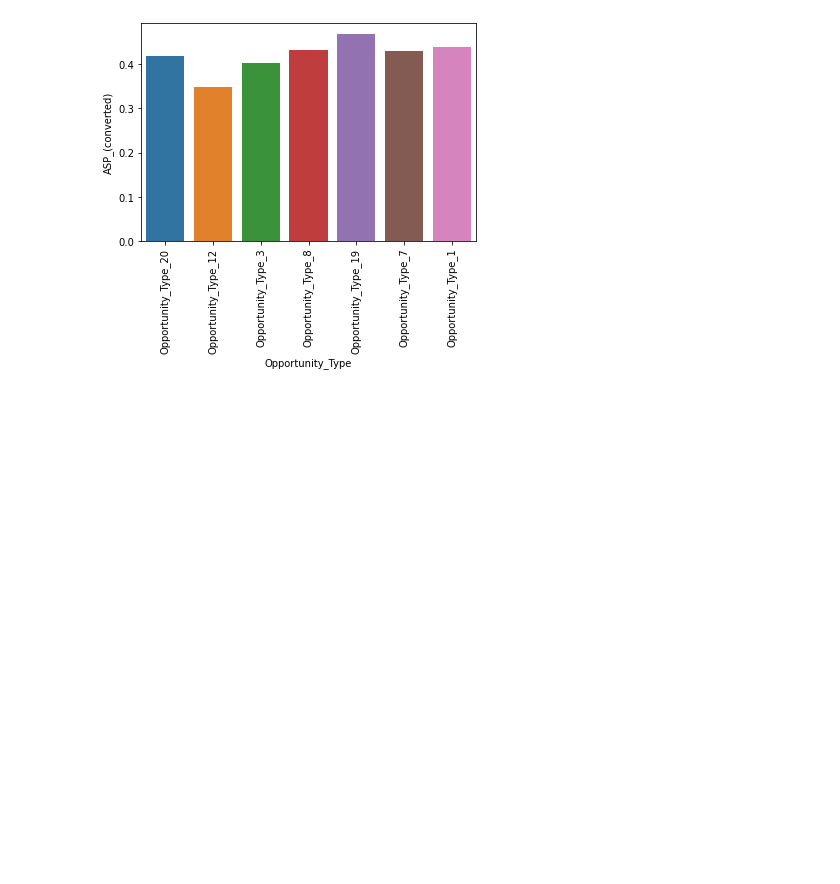
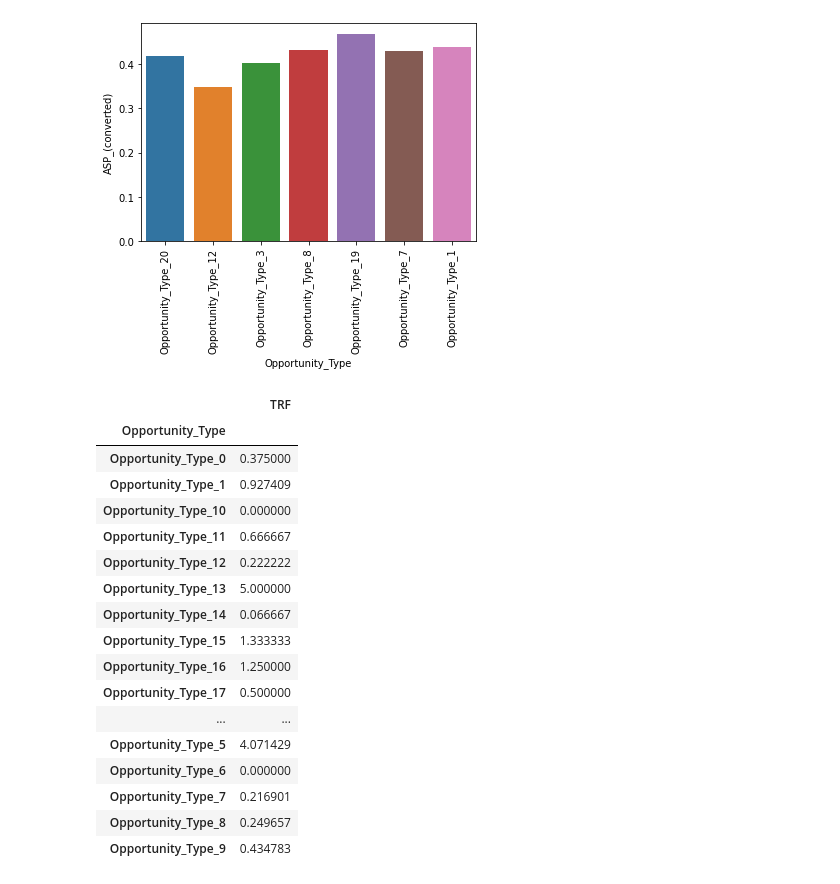
Before and after one commit to RiedelNicolas/75.06-2C2020-TP1, a Jupyter notebook: Op_Type Analysis.ipynb, the cells around one changed output. Cells and saved outputs as stored; diff of their text form; code cells hidden in the pictures; blank space fills up the shorter version.

```diff
--- a/Op_Type Analysis.ipynb
+++ b/Op_Type Analysis.ipynb
@@ -110,3 +111,24 @@ plot.set_xticklabels(plot.get_xticklabels(), rotation=90)
  Text(0, 0, 'Opportunity_Type_7'),
  Text(0, 0, 'Opportunity_Type_1')]
 [figure]
+# %%
+opportunities[["Opportunity_Type","TRF"]].groupby("Opportunity_Type").agg({"TRF":"mean"})
+# %% [output]
+|  | TRF |
+| Opportunity_Type |  |
+| Opportunity_Type_0 | 0.375000 |
+| Opportunity_Type_1 | 0.927409 |
+| Opportunity_Type_10 | 0.000000 |
+| Opportunity_Type_11 | 0.666667 |
+| Opportunity_Type_12 | 0.222222 |
+| Opportunity_Type_13 | 5.000000 |
+| Opportunity_Type_14 | 0.066667 |
+| Opportunity_Type_15 | 1.333333 |
+| Opportunity_Type_16 | 1.250000 |
+| Opportunity_Type_17 | 0.500000 |
+| ... | ... |
+| Opportunity_Type_5 | 4.071429 |
+| Opportunity_Type_6 | 0.000000 |
+| Opportunity_Type_7 | 0.216901 |
+| Opportunity_Type_8 | 0.249657 |
+| Opportunity_Type_9 | 0.434783 |
```
Also changed, not shown: parts of 1 cell of this notebook, 3 other files.
